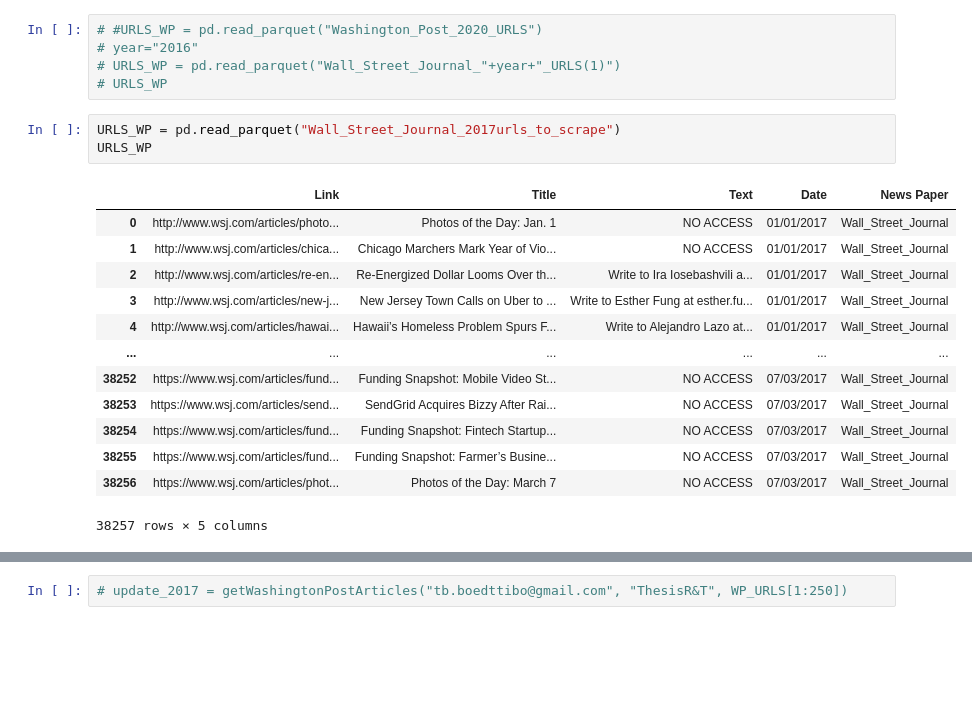
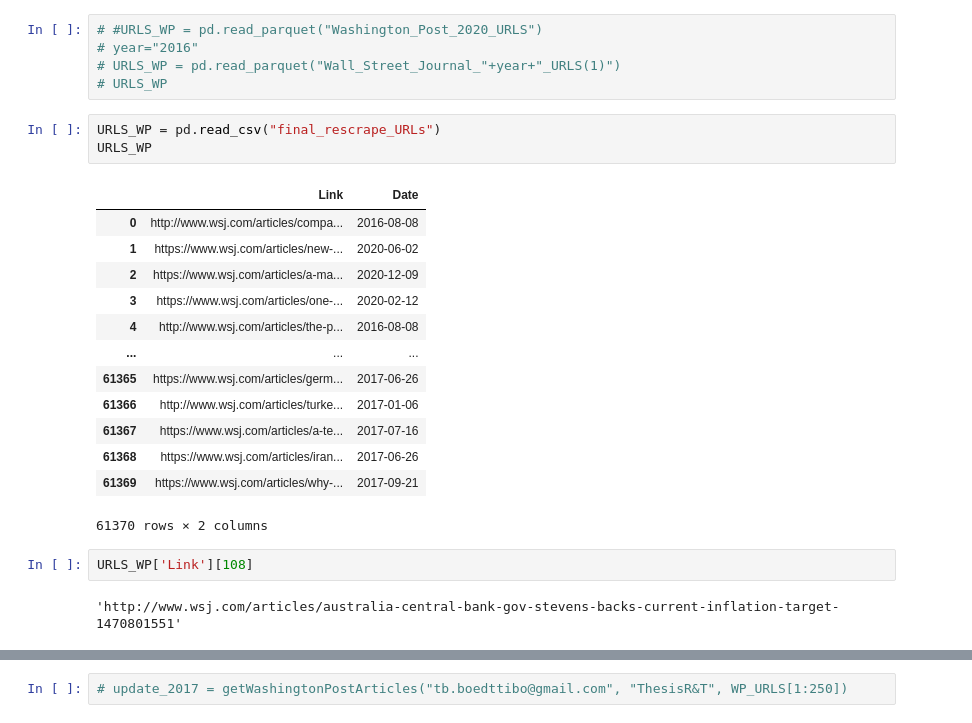
Before and after one commit to TBoedt/Constructing-A-Climate-Change-Concern-Index-Based-Upon-US-Newspaper-Articles, a Jupyter notebook: Scrapping_File_v2.ipynb, the cells around one changed output, grey strips where cells are left out. Drawn from its saved outputs; the diff is of its cells as text; blank space fills up the shorter version.

```diff
--- a/Scrapping_File_v2.ipynb
+++ b/Scrapping_File_v2.ipynb
@@ -727,19 +726,23 @@ WP_URLS = pd.read_parquet("Washington_Post_2017urls_to_scrape").reset_index(drop
 # URLS_WP = pd.read_parquet("Wall_Street_Journal_"+year+"_URLS(1)")
 # URLS_WP
 # %%
-URLS_WP = pd.read_parquet("Wall_Street_Journal_2017urls_to_scrape")
+URLS_WP = pd.read_csv("final_rescrape_URLs")
 URLS_WP
 # %% [output]
-|  | Link | Title | Text | Date | News Paper |
-| 0 | http://www.wsj.com/articles/photo... | Photos of the Day: Jan. 1 | NO ACCESS | 01/01/2017 | Wall_Street_Journal |
-| 1 | http://www.wsj.com/articles/chica... | Chicago Marchers Mark Year of Vio... | NO ACCESS | 01/01/2017 | Wall_Street_Journal |
-| 2 | http://www.wsj.com/articles/re-en... | Re-Energized Dollar Looms Over th... | Write to Ira Iosebashvili a... | 01/01/2017 | Wall_Street_Journal |
-| 3 | http://www.wsj.com/articles/new-j... | New Jersey Town Calls on Uber to ... | Write to Esther Fung at esther.fu... | 01/01/2017 | Wall_Street_Journal |
-| 4 | http://www.wsj.com/articles/hawai... | Hawaii’s Homeless Problem Spurs F... | Write to Alejandro Lazo at... | 01/01/2017 | Wall_Street_Journal |
-| ... | ... | ... | ... | ... | ... |
-| 38252 | https://www.wsj.com/articles/fund... | Funding Snapshot: Mobile Video St... | NO ACCESS | 07/03/2017 | Wall_Street_Journal |
-| 38253 | https://www.wsj.com/articles/send... | SendGrid Acquires Bizzy After Rai... | NO ACCESS | 07/03/2017 | Wall_Street_Journal |
-| 38254 | https://www.wsj.com/articles/fund... | Funding Snapshot: Fintech Startup... | NO ACCESS | 07/03/2017 | Wall_Street_Journal |
-| 38255 | https://www.wsj.com/articles/fund... | Funding Snapshot: Farmer’s Busine... | NO ACCESS | 07/03/2017 | Wall_Street_Journal |
-| 38256 | https://www.wsj.com/articles/phot... | Photos of the Day: March 7 | NO ACCESS | 07/03/2017 | Wall_Street_Journal |
+|  | Link | Date |
+| 0 | http://www.wsj.com/articles/compa... | 2016-08-08 |
+| 1 | https://www.wsj.com/articles/new-... | 2020-06-02 |
+| 2 | https://www.wsj.com/articles/a-ma... | 2020-12-09 |
+| 3 | https://www.wsj.com/articles/one-... | 2020-02-12 |
+| 4 | http://www.wsj.com/articles/the-p... | 2016-08-08 |
+| ... | ... | ... |
+| 61365 | https://www.wsj.com/articles/germ... | 2017-06-26 |
+| 61366 | http://www.wsj.com/articles/turke... | 2017-01-06 |
+| 61367 | https://www.wsj.com/articles/a-te... | 2017-07-16 |
+| 61368 | https://www.wsj.com/articles/iran... | 2017-06-26 |
+| 61369 | https://www.wsj.com/articles/why-... | 2017-09-21 |
-38257 rows × 5 columns
+61370 rows × 2 columns
+# %%
+URLS_WP['Link'][108]
+# %% [output]
+'http://www.wsj.com/articles/australia-central-bank-gov-stevens-backs-current-inflation-target-1470801551'
```
Also changed, not shown: parts of 8 cells of this notebook.
